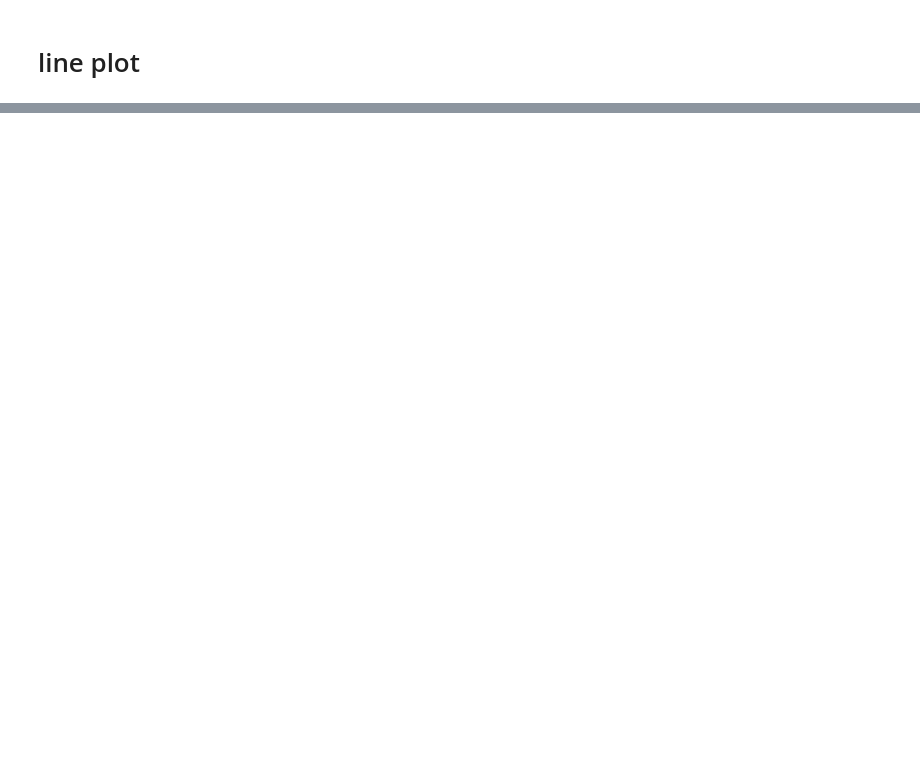
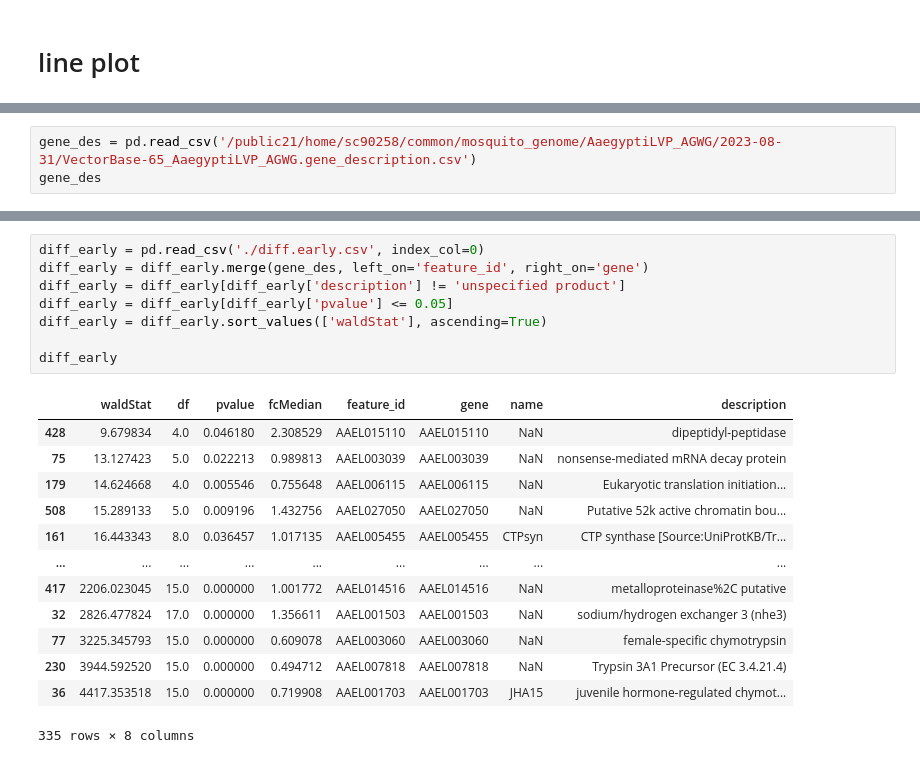
Before and after one commit to yingHH/Aaedes_midgut_scRNA-Seq, a Jupyter notebook: 4.slingshot/replot.ipynb, the cells around one changed output, grey strips where cells are left out. Cells and saved outputs as stored; diff of their text form; blank space fills up the shorter version.

```diff
--- a/4.slingshot/replot.ipynb
+++ b/4.slingshot/replot.ipynb
@@ -205,0 +233,3 @@ gname = ['insulin receptor substrate 1-B', 'high affinity cGMP-specific 3\',5\'-
+# %%
+gene_des = pd.read_csv('/public21/home/sc90258/common/mosquito_genome/AaegyptiLVP_AGWG/2023-08-31/VectorBase-65_AaegyptiLVP_AGWG.gene_description.csv')
+gene_des
@@ -205,0 +250,22 @@ gname = ['insulin receptor substrate 1-B', 'high affinity cGMP-specific 3\',5\'-
+# %%
+diff_early = pd.read_csv('./diff.early.csv', index_col=0)
+diff_early = diff_early.merge(gene_des, left_on='feature_id', right_on='gene')
+diff_early = diff_early[diff_early['description'] != 'unspecified product']
+diff_early = diff_early[diff_early['pvalue'] <= 0.05]
+diff_early = diff_early.sort_values(['waldStat'], ascending=True)
+
+diff_early
+# %% [output]
+|  | waldStat | df | pvalue | fcMedian | feature_id | gene | name | description |
+| 428 | 9.679834 | 4.0 | 0.046180 | 2.308529 | AAEL015110 | AAEL015110 | NaN | dipeptidyl-peptidase |
+| 75 | 13.127423 | 5.0 | 0.022213 | 0.989813 | AAEL003039 | AAEL003039 | NaN | nonsense-mediated mRNA decay protein |
+| 179 | 14.624668 | 4.0 | 0.005546 | 0.755648 | AAEL006115 | AAEL006115 | NaN | Eukaryotic translation initiation... |
+| 508 | 15.289133 | 5.0 | 0.009196 | 1.432756 | AAEL027050 | AAEL027050 | NaN | Putative 52k active chromatin bou... |
+| 161 | 16.443343 | 8.0 | 0.036457 | 1.017135 | AAEL005455 | AAEL005455 | CTPsyn | CTP synthase [Source:UniProtKB/Tr... |
+| ... | ... | ... | ... | ... | ... | ... | ... | ... |
+| 417 | 2206.023045 | 15.0 | 0.000000 | 1.001772 | AAEL014516 | AAEL014516 | NaN | metalloproteinase%2C putative |
+| 32 | 2826.477824 | 17.0 | 0.000000 | 1.356611 | AAEL001503 | AAEL001503 | NaN | sodium/hydrogen exchanger 3 (nhe3) |
+| 77 | 3225.345793 | 15.0 | 0.000000 | 0.609078 | AAEL003060 | AAEL003060 | NaN | female-specific chymotrypsin |
+| 230 | 3944.592520 | 15.0 | 0.000000 | 0.494712 | AAEL007818 | AAEL007818 | NaN | Trypsin 3A1 Precursor (EC 3.4.21.4) |
+| 36 | 4417.353518 | 15.0 | 0.000000 | 0.719908 | AAEL001703 | AAEL001703 | JHA15 | juvenile hormone-regulated chymot... |
+335 rows × 8 columns
```
Also changed, not shown: parts of 20 cells of this notebook, 4 other files.
